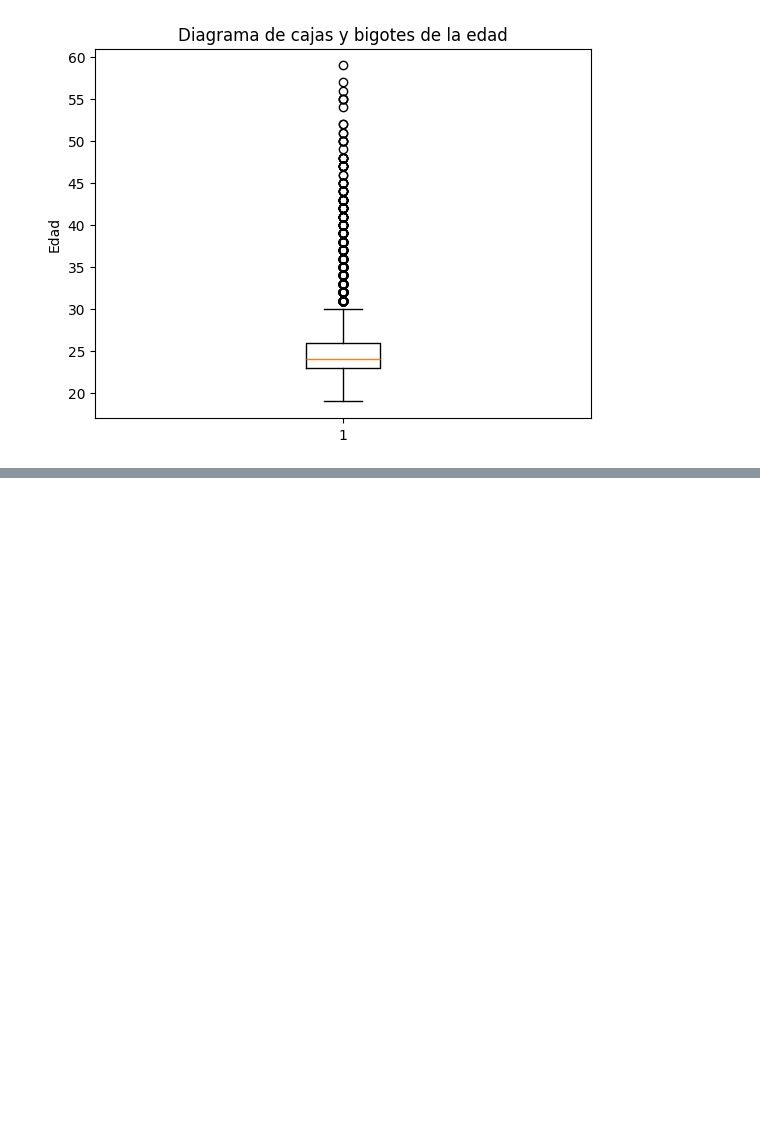
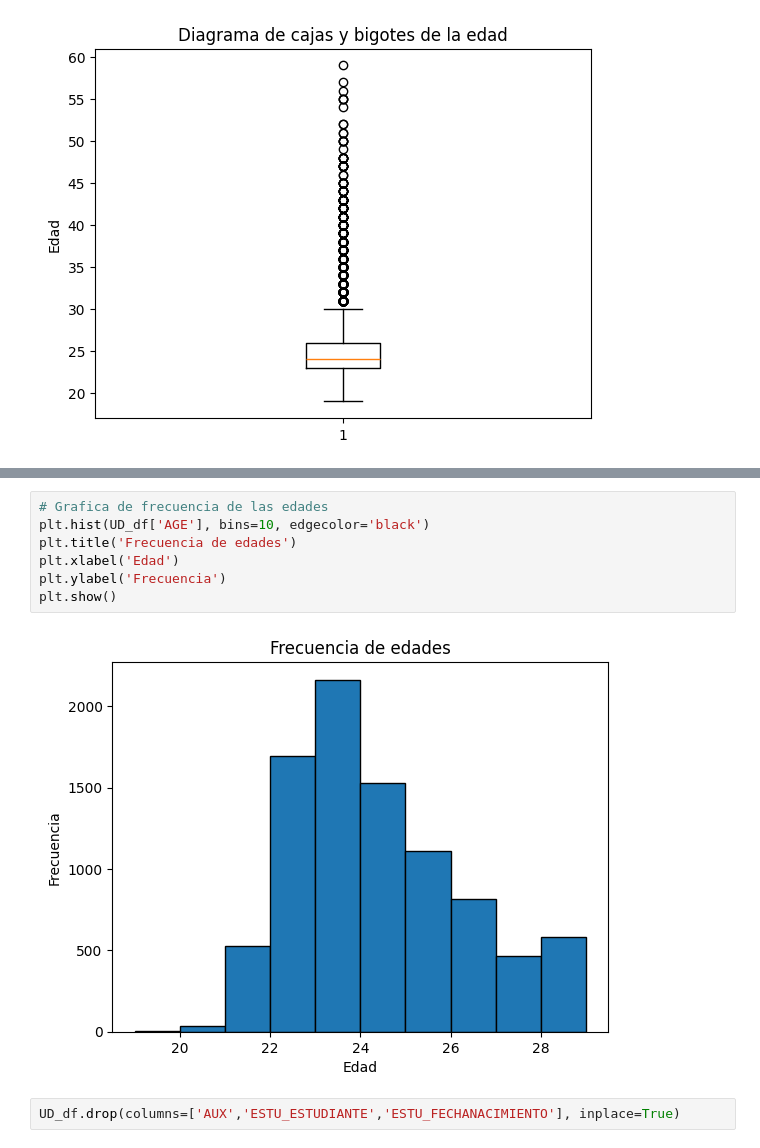
Before and after one commit to Checho019/academic-performance-prediction, a Jupyter notebook: data_exploration.ipynb, the cells around one changed output, grey strips where cells are left out. Saved outputs shown, nothing was run; the diff lists cells and outputs as text; blank space fills up the shorter version.

```diff
--- a/data_exploration.ipynb
+++ b/data_exploration.ipynb
@@ -179,0 +189,11 @@ plt.show()
+# %%
+# Grafica de frecuencia de las edades
+plt.hist(UD_df['AGE'], bins=10, edgecolor='black')
+plt.title('Frecuencia de edades')
+plt.xlabel('Edad')
+plt.ylabel('Frecuencia')
+plt.show()
+# %% [output]
+[figure, added]
+# %%
+UD_df.drop(columns=['AUX','ESTU_ESTUDIANTE','ESTU_FECHANACIMIENTO'], inplace=True)
```
Also changed, not shown: parts of 6 cells of this notebook.
